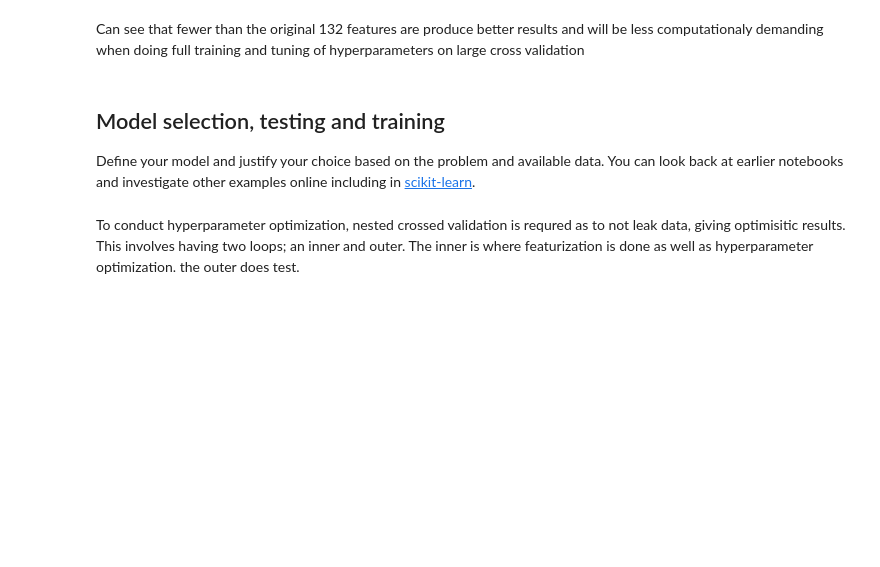
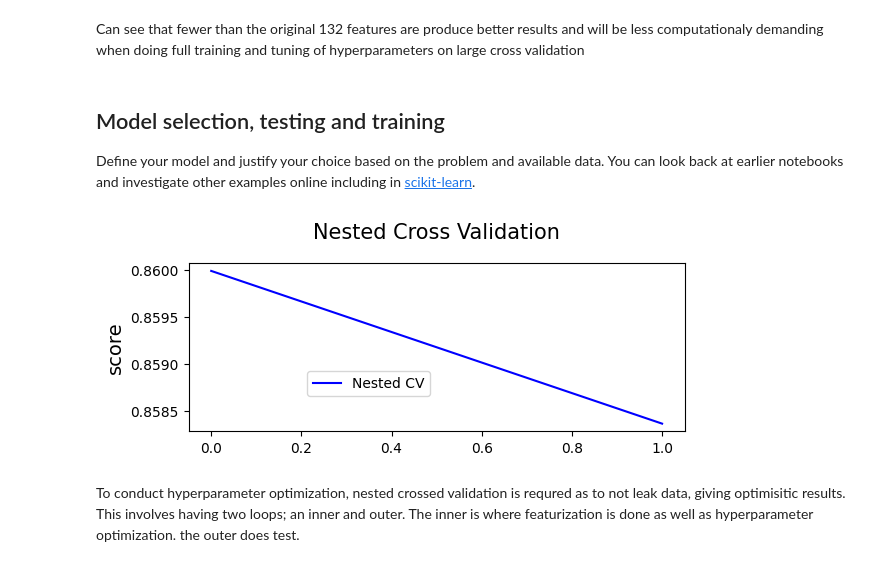
Before and after one commit to markzangwill/test3, a Jupyter notebook: Lecture9.ipynb, the cells around one changed output. Cells and saved outputs as stored; diff of their text form; code cells hidden in the pictures; blank space fills up the shorter version.

```diff
--- a/Lecture9.ipynb
+++ b/Lecture9.ipynb
@@ -221,7 +220,7 @@ from sklearn.ensemble import RandomForestClassifier, GradientBoostingClassifier
 import matplotlib.pyplot as plt
 import numpy as np
 
-models = (DecisionTreeClassifier(), RandomForestClassifier()) #establish models which will be used
+models = (DecisionTreeClassifier()) #, RandomForestClassifier()) #establish models which will be used
 
 def feature_ranking(model, X, y, featurised_df):
 
@@ -348,76 +342,57 @@ Can see that fewer than the original 132 features are produce better results and
 
 Define your model and justify your choice based on the problem and available data. You can look back at earlier notebooks and investigate other examples online including in [scikit-learn](https://scikit-learn.org).
 # %%
-from sklearn.model_selection import GridSearchCV
+import numpy as np
+from matplotlib import pyplot as plt
+
+from sklearn.model_selection import GridSearchCV, KFold, cross_val_score
+from sklearn.tree import DecisionTreeClassifier
+
+dTC = DecisionTreeClassifier()
 
 # Number of random trials
-NUM_TRIALS = 30
+NUM_TRIALS = 2
 
 # Set up possible values of parameters to optimize over
-p_grid = {"C": [1, 10, 100], "gamma": [0.01, 0.1]}
+p_grid = {
+    "max_depth": [None, 5, 10, 20],
+    "min_samples_leaf": [1, 5, 10, 20],
+    "criterion": ["gini", "entropy"]
+}
 
-
-
-# Arrays to store scores
-non_nested_scores = np.zeros(NUM_TRIALS)
 nested_scores = np.zeros(NUM_TRIALS)
 
 # Loop for each trial
 for i in range(NUM_TRIALS):
     # Choose cross-validation techniques for the inner and outer loops,
     # independently of the dataset.
     # E.g "GroupKFold", "LeaveOneOut", "LeaveOneGroupOut", etc.
-    inner_cv = KFold(n_splits=4, shuffle=True, random_state=i)
-    outer_cv = KFold(n_splits=4, shuffle=True, random_state=i)
-
-    # Non_nested parameter search and scoring
-    clf = GridSearchCV(estimator=svm, param_grid=p_grid, cv=outer_cv)
-    clf.fit(X_iris, y_iris)
-    non_nested_scores[i] = clf.best_score_
+    inner_cv = KFold(n_splits=2, shuffle=True, random_state=i)
+    outer_cv = KFold(n_splits=2, shuffle=True, random_state=i)
 
     # Nested CV with parameter optimization
-    clf = GridSearchCV(estimator=svm, param_grid=p_grid, cv=inner_cv)
-    nested_score = cross_val_score(clf, X=X_iris, y=y_iris, cv=outer_cv)
+    dTC = GridSearchCV(estimator=dTC, param_grid=p_grid, cv=inner_cv)
+    dTC.fit(X, y) # Fit the inner GridSearchCV
+    nested_score = cross_val_score(dTC.best_estimator_, X=X, y=y, cv=outer_cv)
     nested_scores[i] = nested_score.mean()
-
-score_difference = non_nested_scores - nested_scores
-
-print(
-    "Average difference of {:6f} with std. dev. of {:6f}.".format(
-        score_difference.mean(), score_difference.std()
-    )
-)
 
 # Plot scores on each trial for nested and non-nested CV
 plt.figure()
 plt.subplot(211)
-(non_nested_scores_line,) = plt.plot(non_nested_scores, color="r")
 (nested_line,) = plt.plot(nested_scores, color="b")
 plt.ylabel("score", fontsize="14")
-plt.legend(
-    [non_nested_scores_line, nested_line],
-    ["Non-Nested CV", "Nested CV"],
-    bbox_to_anchor=(0, 0.4, 0.5, 0),
+plt.legend(["Nested CV"],
+    bbox_to_anchor=(0, 0.4, 0.5, 0)
 )
 plt.title(
-    "Non-Nested and Nested Cross Validation on Iris Dataset",
+    "Nested Cross Validation",
     x=0.5,
     y=1.1,
     fontsize="15",
 )
-
-# Plot bar chart of the difference.
-plt.subplot(212)
-difference_plot = plt.bar(range(NUM_TRIALS), score_difference)
-plt.xlabel("Individual Trial #")
-plt.legend(
-    [difference_plot],
-    ["Non-Nested CV - Nested CV Score"],
-    bbox_to_anchor=(0, 1, 0.8, 0),
-)
-plt.ylabel("score difference", fontsize="14")
-
 plt.show()
+# %% [output]
+[figure, added]
 # %% [markdown]
 To conduct hyperparameter optimization, nested crossed validation is requred as to not leak data, giving optimisitic results. This involves having two loops; an inner and outer. The inner is where featurization is done as well as hyperparameter optimization. the outer does test.
 # %% [markdown]
```
Also changed, not shown: parts of 8 cells of this notebook.
